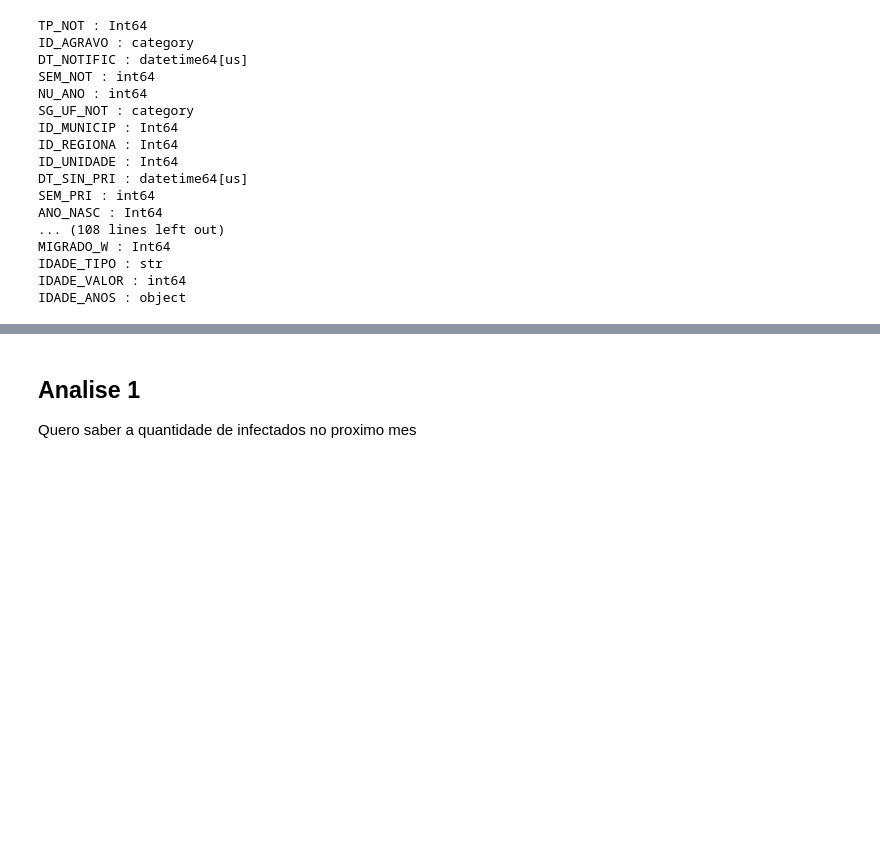
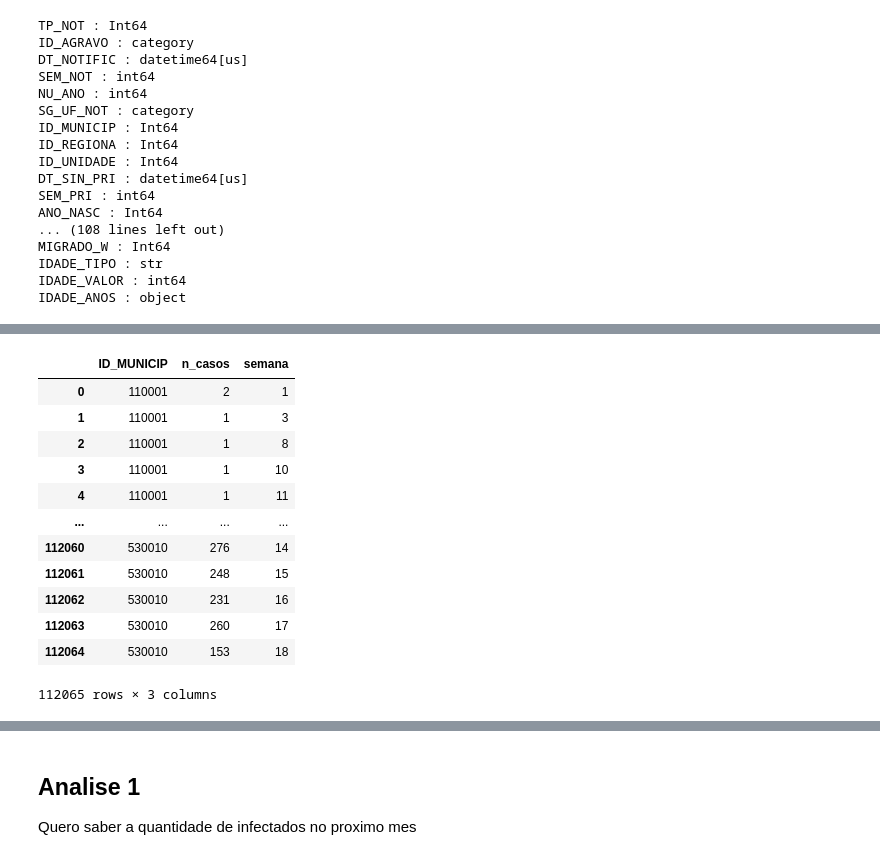
Before and after one commit to SUSpiroFiap/estudo_dengue, a Jupyter notebook: etl/tratamento_dados.ipynb, the cells around one changed output, grey strips where cells are left out. Cells and saved outputs as stored; diff of their text form; code cells hidden in the pictures; blank space fills up the shorter version.

```diff
--- a/etl/tratamento_dados.ipynb
+++ b/etl/tratamento_dados.ipynb
@@ -573,0 +641,19 @@ sns.countplot(df , x = 'CLASSI_FIN')
+# %%
+serie = df.groupby(['ID_MUNICIP', 'SEM_PRI']).size().reset_index(name='n_casos')
+serie['semana'] = serie['SEM_PRI'] % 100
+serie = serie.drop(columns = ['SEM_PRI'])
+serie
+# %% [output]
+|  | ID_MUNICIP | n_casos | semana |
+| 0 | 110001 | 2 | 1 |
+| 1 | 110001 | 1 | 3 |
+| 2 | 110001 | 1 | 8 |
+| 3 | 110001 | 1 | 10 |
+| 4 | 110001 | 1 | 11 |
+| ... | ... | ... | ... |
+| 112060 | 530010 | 276 | 14 |
+| 112061 | 530010 | 248 | 15 |
+| 112062 | 530010 | 231 | 16 |
+| 112063 | 530010 | 260 | 17 |
+| 112064 | 530010 | 153 | 18 |
+112065 rows × 3 columns
```
Also changed, not shown: parts of 16 cells of this notebook.
